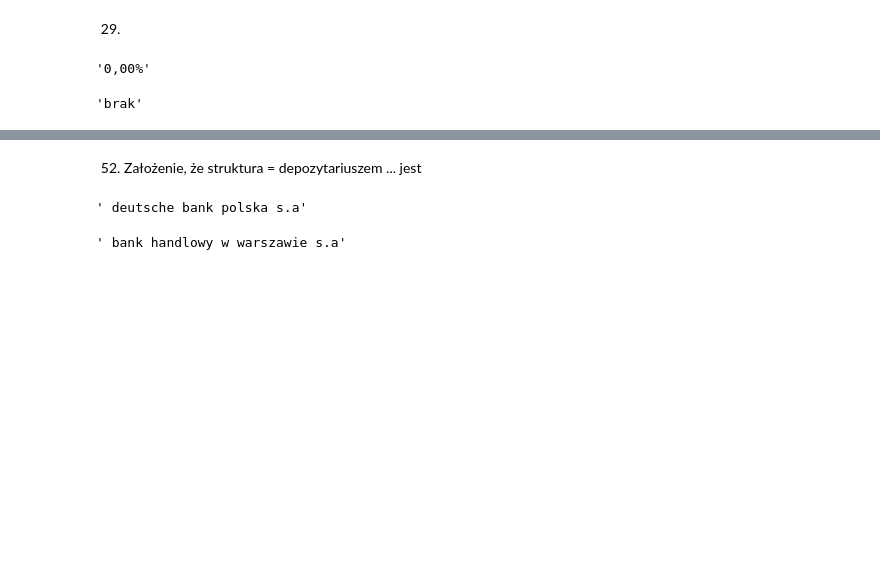
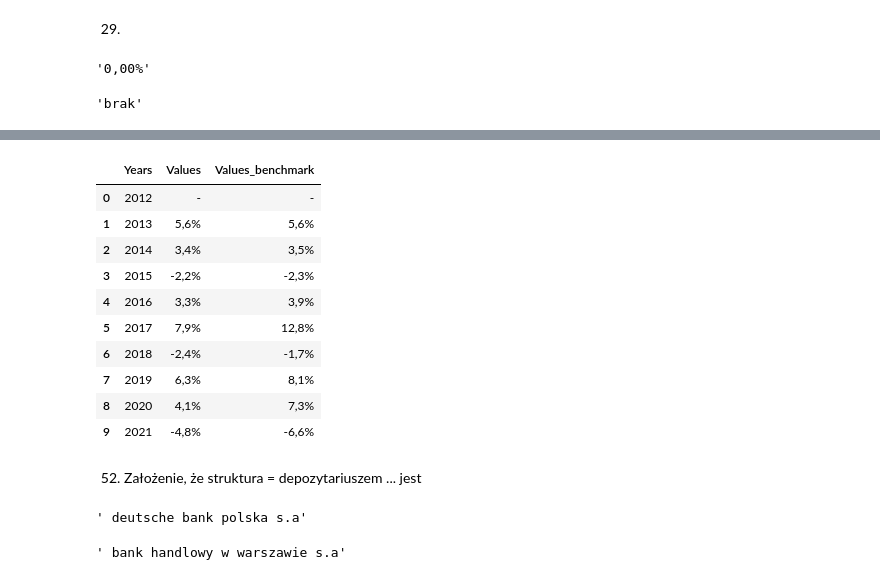
Before and after one commit to wojciechkosiuk/Hackathon2k22, a Jupyter notebook: Hackathon 2k22.ipynb, the cells around one changed output, grey strips where cells are left out. Saved outputs shown, nothing was run; the diff lists cells and outputs as text; code cells hidden in the pictures; blank space fills up the shorter version.

```diff
--- a/Hackathon 2k22.ipynb
+++ b/Hackathon 2k22.ipynb
@@ -230,3 +246,36 @@ text3.lower().split("opłaty za wyniki")[1].split()[0]
+# %%
+def _3150(full_text):
+
+    if len(re.split(r'\n[0-9]{4} ',full_text))<2:
+        return None
+
+    tmp = re.split(r'\n[0-9]{4} ',full_text)[1].split("\n")[0:6]
+    tmp = [re.sub("[a-z]|[A-Z]", "", x) for x in tmp]
+    tmp = [re.sub("[.?!]", "", x) for x in tmp]
+    years = re.findall(r"[0-9]{4}",tmp[0])
+    values = []
+    for row in tmp[1:]:
+        if len(re.findall('%',row))!=0:
+            values.append(row)
+
+    years.insert(0,int(years[0])-1)
+
+    values = [x.split() for x in values]
+    return pd.DataFrame({'Years':years,'Values':values[0],'Values_benchmark':values[1]})
+# %%
+_3150(text3)
+# %% [output]
+|  | Years | Values | Values_benchmark |
+| 0 | 2012 | - | - |
+| 1 | 2013 | 5,6% | 5,6% |
+| 2 | 2014 | 3,4% | 3,5% |
+| 3 | 2015 | -2,2% | -2,3% |
+| 4 | 2016 | 3,3% | 3,9% |
+| 5 | 2017 | 7,9% | 12,8% |
+| 6 | 2018 | -2,4% | -1,7% |
+| 7 | 2019 | 6,3% | 8,1% |
+| 8 | 2020 | 4,1% | 7,3% |
+| 9 | 2021 | -4,8% | -6,6% |
 # %% [markdown]
 52. Założenie, że struktura = depozytariuszem ... jest
 # %%
```
Also changed, not shown: parts of 7 cells of this notebook.
